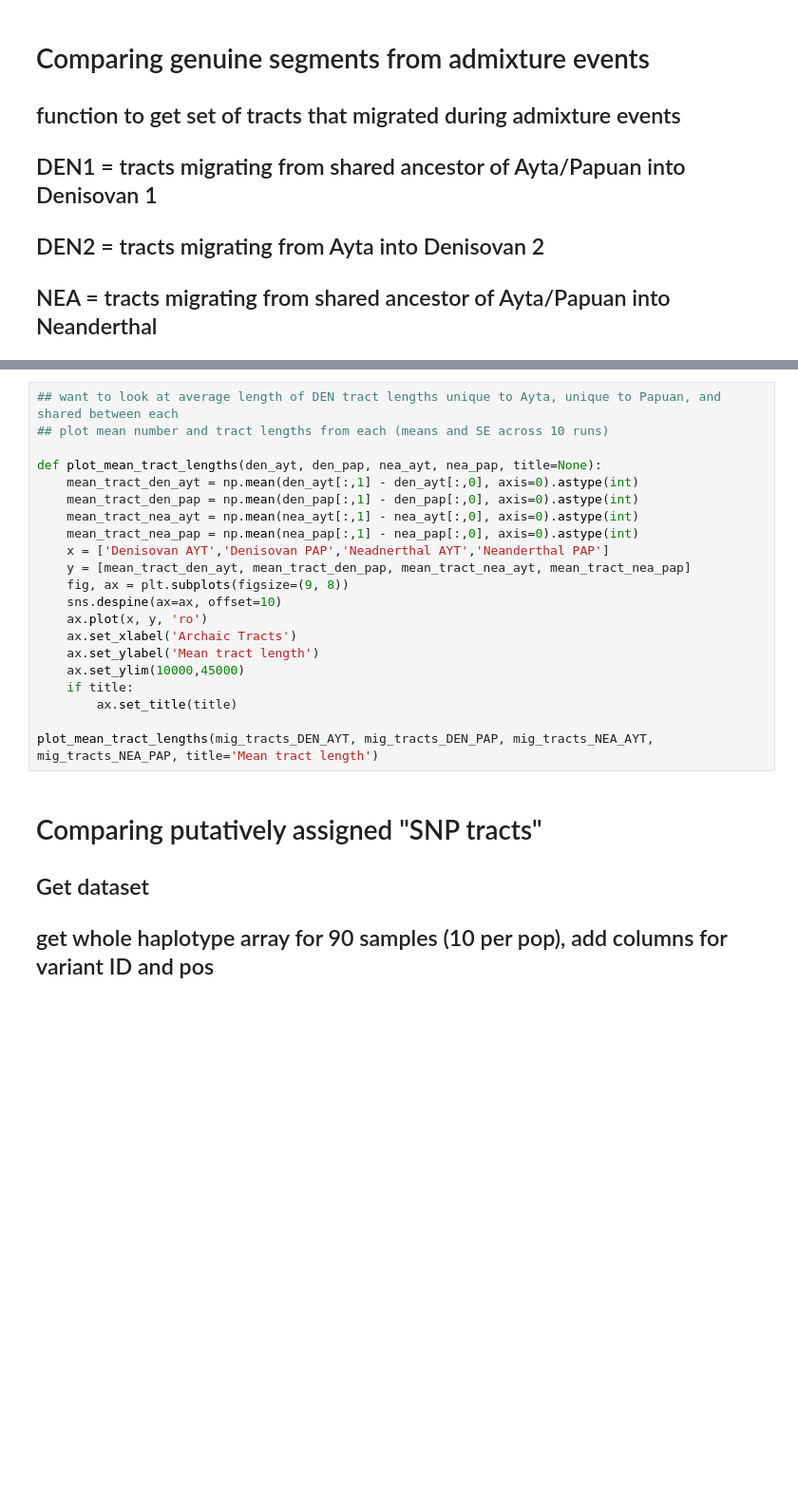
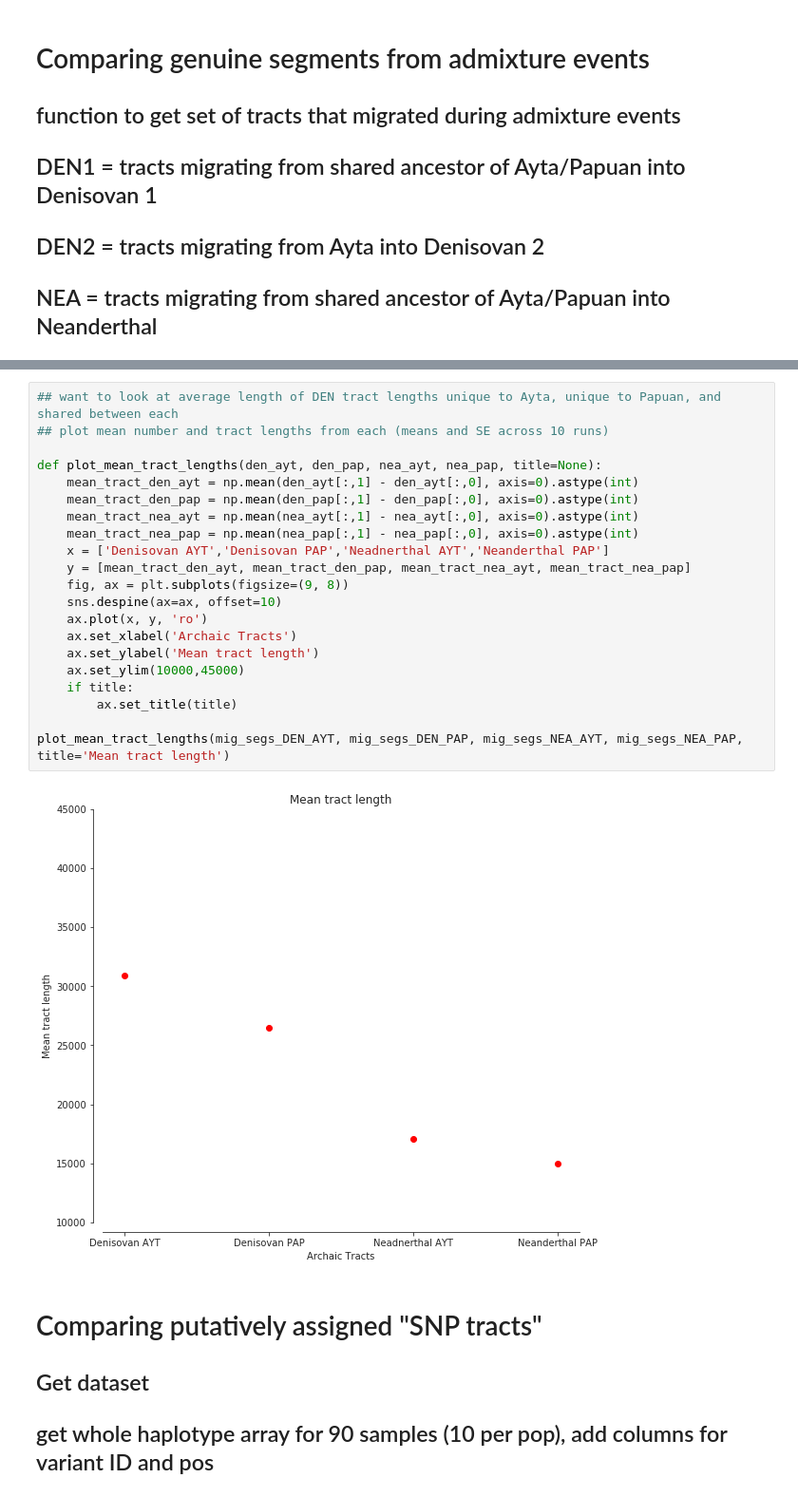
Before and after one commit to jammc313/Phillipines, a Jupyter notebook: msp_ALT_SingleRun.ipynb, the cells around one changed output, grey strips where cells are left out. Shown: that part at 95% size. Saved outputs shown, nothing was run; the diff lists cells and outputs as text; blank space fills up the shorter version.

```diff
--- a/msp_ALT_SingleRun.ipynb
+++ b/msp_ALT_SingleRun.ipynb
@@ -171,24 +200,26 @@ plt.savefig('plot_ALT_tract_distribution.pdf', dpi=600, bbox_inches='tight')
 # %%
 ## want to look at average length of DEN tract lengths unique to Ayta, unique to Papuan, and shared between each
 ## plot mean number and tract lengths from each (means and SE across 10 runs)
 
 def plot_mean_tract_lengths(den_ayt, den_pap, nea_ayt, nea_pap, title=None):
     mean_tract_den_ayt = np.mean(den_ayt[:,1] - den_ayt[:,0], axis=0).astype(int)
     mean_tract_den_pap = np.mean(den_pap[:,1] - den_pap[:,0], axis=0).astype(int)
     mean_tract_nea_ayt = np.mean(nea_ayt[:,1] - nea_ayt[:,0], axis=0).astype(int)
     mean_tract_nea_pap = np.mean(nea_pap[:,1] - nea_pap[:,0], axis=0).astype(int)
     x = ['Denisovan AYT','Denisovan PAP','Neadnerthal AYT','Neanderthal PAP']
     y = [mean_tract_den_ayt, mean_tract_den_pap, mean_tract_nea_ayt, mean_tract_nea_pap]
     fig, ax = plt.subplots(figsize=(9, 8))
     sns.despine(ax=ax, offset=10)
     ax.plot(x, y, 'ro')
     ax.set_xlabel('Archaic Tracts')
     ax.set_ylabel('Mean tract length')
     ax.set_ylim(10000,45000)
     if title:
         ax.set_title(title)
 
-plot_mean_tract_lengths(mig_tracts_DEN_AYT, mig_tracts_DEN_PAP, mig_tracts_NEA_AYT, mig_tracts_NEA_PAP, title='Mean tract length')
+plot_mean_tract_lengths(mig_segs_DEN_AYT, mig_segs_DEN_PAP, mig_segs_NEA_AYT, mig_segs_NEA_PAP, title='Mean tract length')
+# %% [output]
+[figure, added]
 # %% [markdown]
 # Comparing putatively assigned "SNP tracts"
 
```
Also changed, not shown: parts of 2 cells of this notebook, 5 other files.
